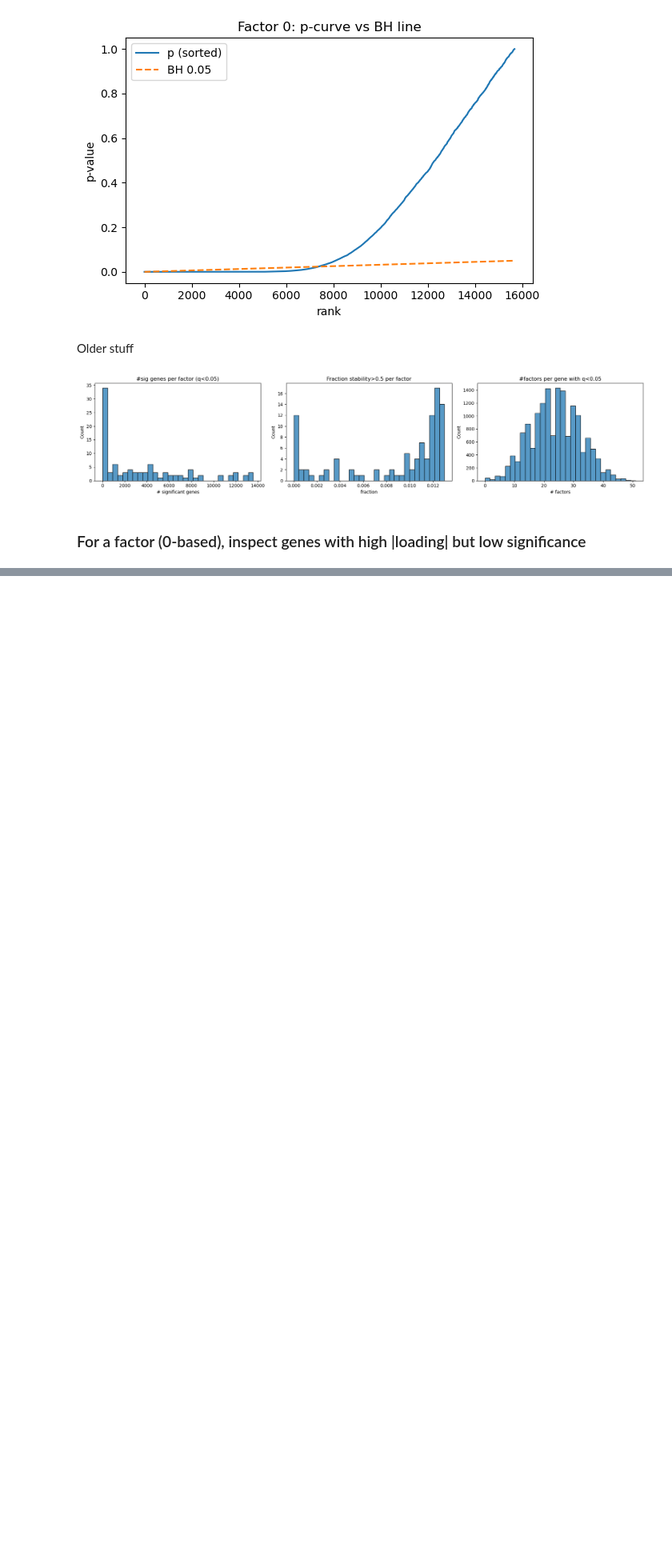
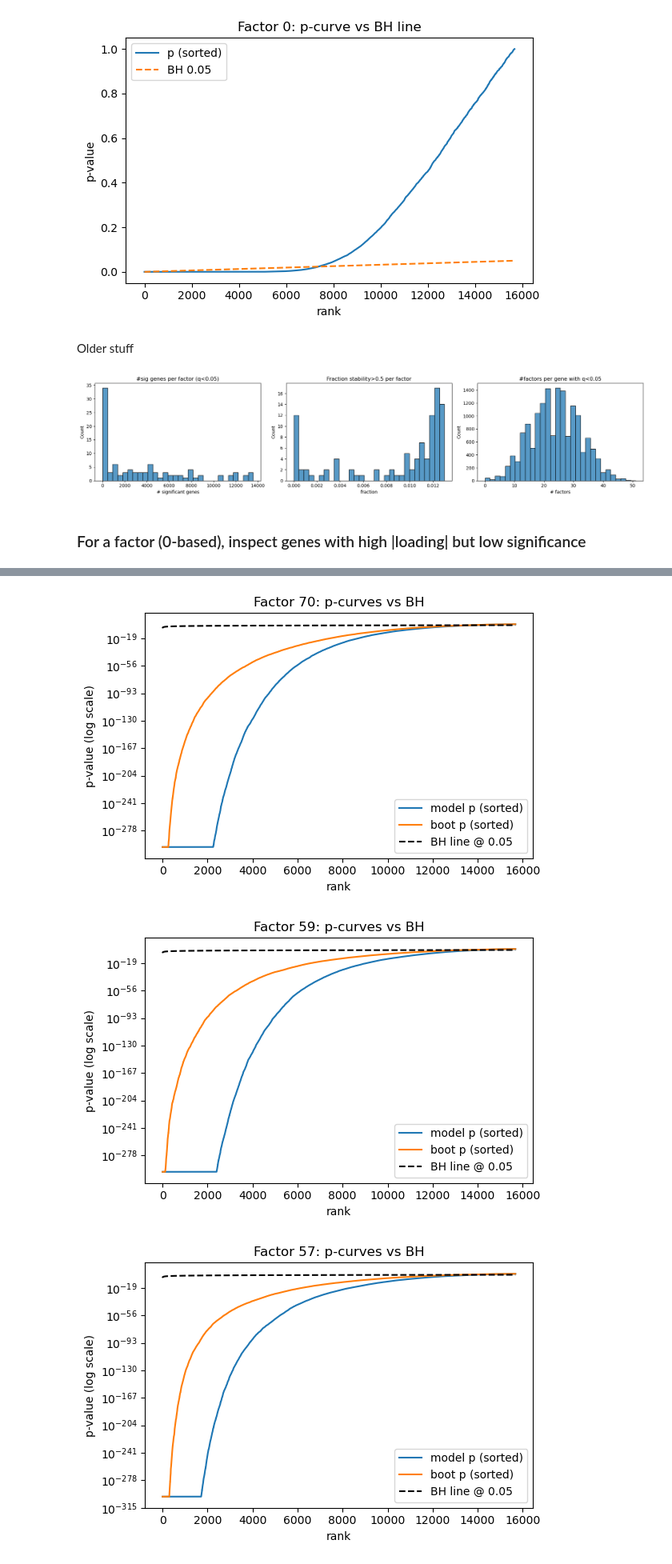
Before and after one commit to MinhangXu/sc_classification, a Jupyter notebook: notebooks/factosig_result_Oct2025/compare_different_significance_method_Oct14.ipynb, the cells around one changed output, grey strips where cells are left out. Shown at 80% size. Saved outputs shown, nothing was run; the diff lists cells and outputs as text; code cells hidden in the pictures; blank space fills up the shorter version.

```diff
--- a/notebooks/factosig_result_Oct2025/compare_different_significance_method_Oct14.ipynb
+++ b/notebooks/factosig_result_Oct2025/compare_different_significance_method_Oct14.ipynb
@@ -582,0 +628,33 @@ plt.show()
+# %%
+import numpy as np
+import matplotlib.pyplot as plt
+
+# Use model p if provided; otherwise approximate from q (already loaded as P_model)
+# Bootstrap p is not written out in the earlier notebook; recompute from z if available else use q as surrogate
+P_boot = np.asarray(ad_boot.varm.get("fs_loading_p", np.minimum(Q_boot, 1.0)))
+
+plot_factors3 = plot_factors2  # reuse previous selection
+alpha = 0.05
+for j in plot_factors3:
+    pm = np.clip(P_model[:, j], 1e-300, 1.0)
+    pb = np.clip(P_boot[:, j], 1e-300, 1.0)
+    pm_sorted = np.sort(pm)
+    pb_sorted = np.sort(pb)
+    m = len(pm_sorted)
+    bh = (np.arange(1, m+1) / m) * alpha
+
+    plt.figure(figsize=(6,4))
+    plt.plot(pm_sorted, label="model p (sorted)")
+    plt.plot(pb_sorted, label="boot p (sorted)")
+    plt.plot(bh, ls="--", c="k", label=f"BH line @ {alpha}")
+    plt.yscale("log")
+    plt.xlabel("rank")
+    plt.ylabel("p-value (log scale)")
+    plt.title(f"Factor {j}: p-curves vs BH")
+    plt.legend()
+    plt.tight_layout()
+    plt.show()
+# %% [output]
+[figure, added]
+[figure, added]
+[figure, added]
```
Also changed, not shown: parts of 38 cells of this notebook, 33 other files.
